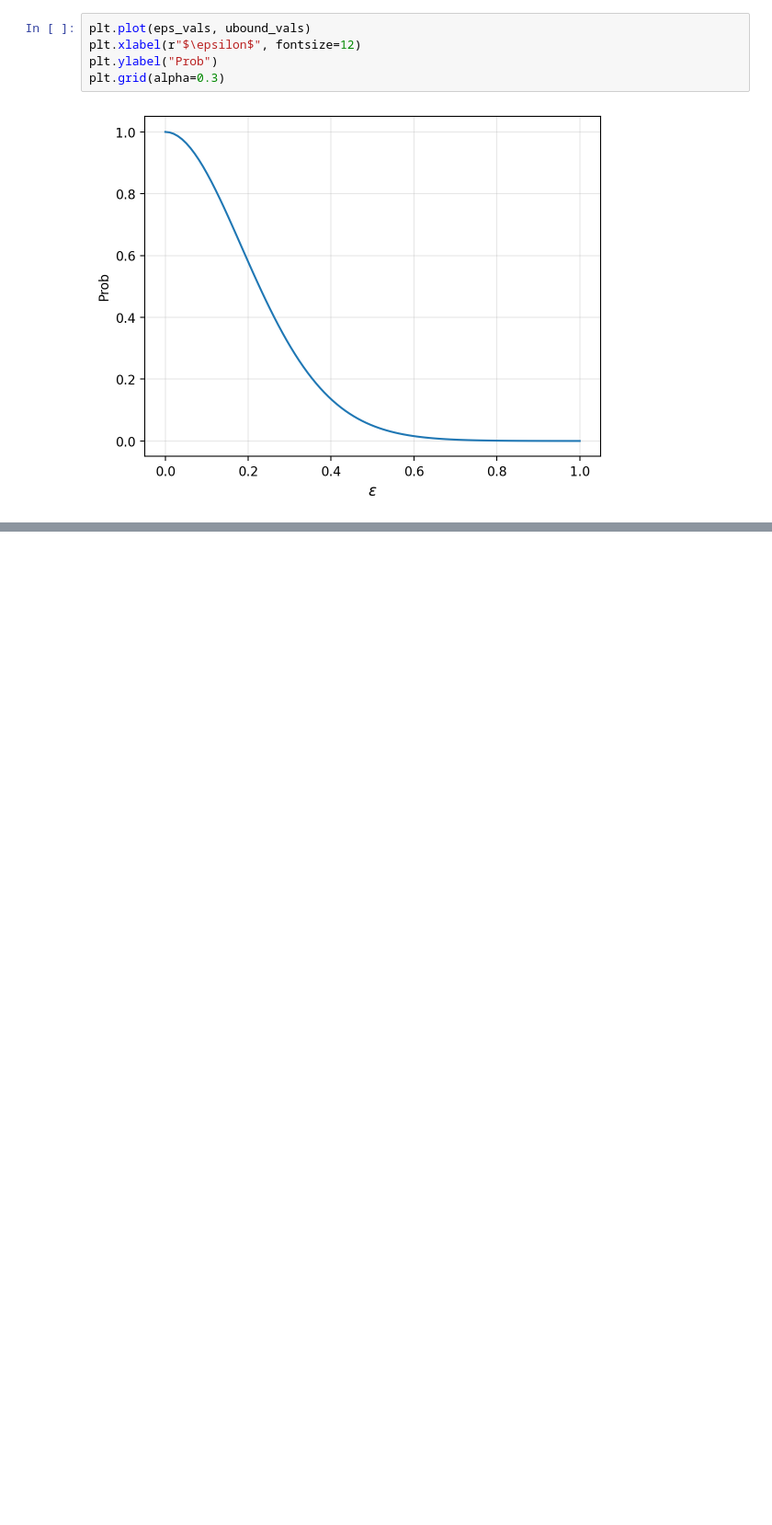
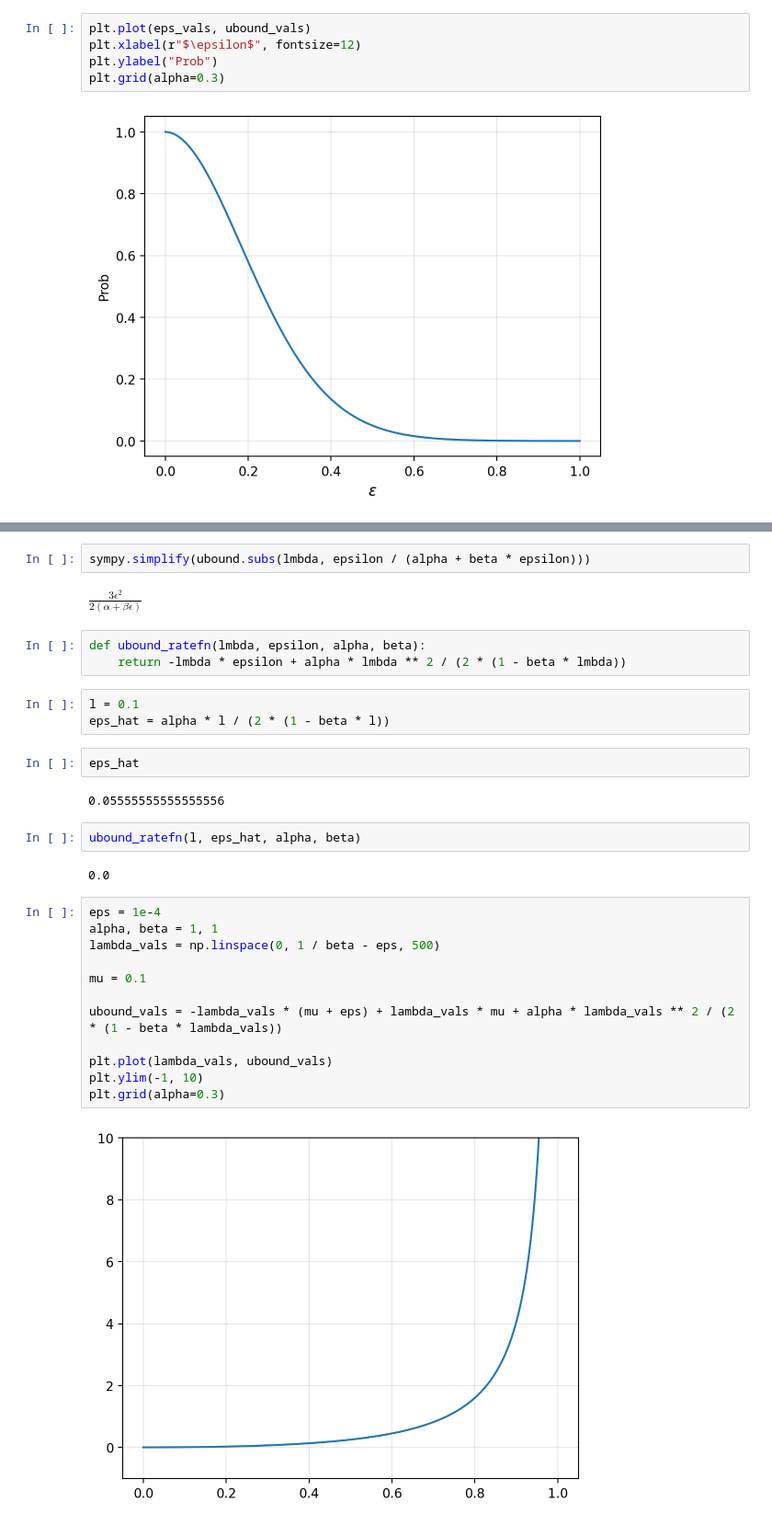
Before and after one commit to gerdm/misc, a Jupyter notebook: 2023-09/sub-gaussian-tail-probs.ipynb, the cells around one changed output, grey strips where cells are left out. Shown at 92% size. Saved outputs shown, nothing was run; the diff lists cells and outputs as text; blank space fills up the shorter version.

```diff
--- a/2023-09/sub-gaussian-tail-probs.ipynb
+++ b/2023-09/sub-gaussian-tail-probs.ipynb
@@ -101,0 +141,32 @@ plt.grid(alpha=0.3)
+# %%
+sympy.simplify(ubound.subs(lmbda, epsilon / (alpha + beta * epsilon)))
+# %% [output]
+$\displaystyle \frac{3 \epsilon^{2}}{2 \left(\alpha + \beta \epsilon\right)}$
+# %%
+def ubound_ratefn(lmbda, epsilon, alpha, beta):
+    return -lmbda * epsilon + alpha * lmbda ** 2 / (2 * (1 - beta * lmbda))
+# %%
+l = 0.1
+eps_hat = alpha * l / (2 * (1 - beta * l))
+# %%
+eps_hat
+# %% [output]
+0.05555555555555556
+# %%
+ubound_ratefn(l, eps_hat, alpha, beta)
+# %% [output]
+0.0
+# %%
+eps = 1e-4
+alpha, beta = 1, 1
+lambda_vals = np.linspace(0, 1 / beta - eps, 500)
+
+mu = 0.1
+
+ubound_vals = -lambda_vals * (mu + eps) + lambda_vals * mu + alpha * lambda_vals ** 2 / (2 * (1 - beta * lambda_vals))
+
+plt.plot(lambda_vals, ubound_vals)
+plt.ylim(-1, 10)
+plt.grid(alpha=0.3)
+# %% [output]
+[figure, added]
```
Also changed, not shown: parts of 10 cells of this notebook.
